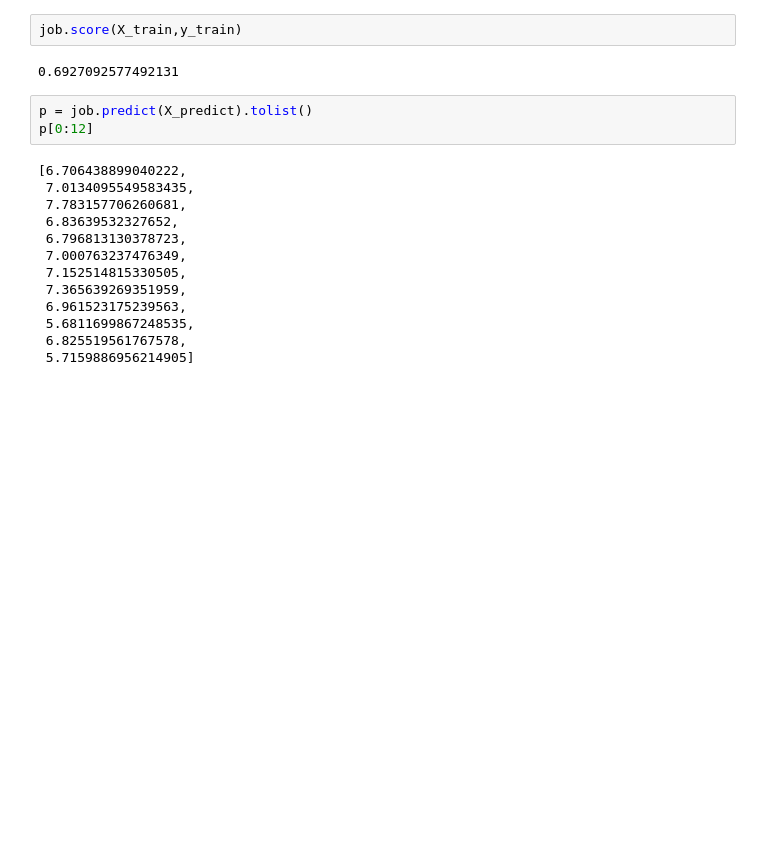
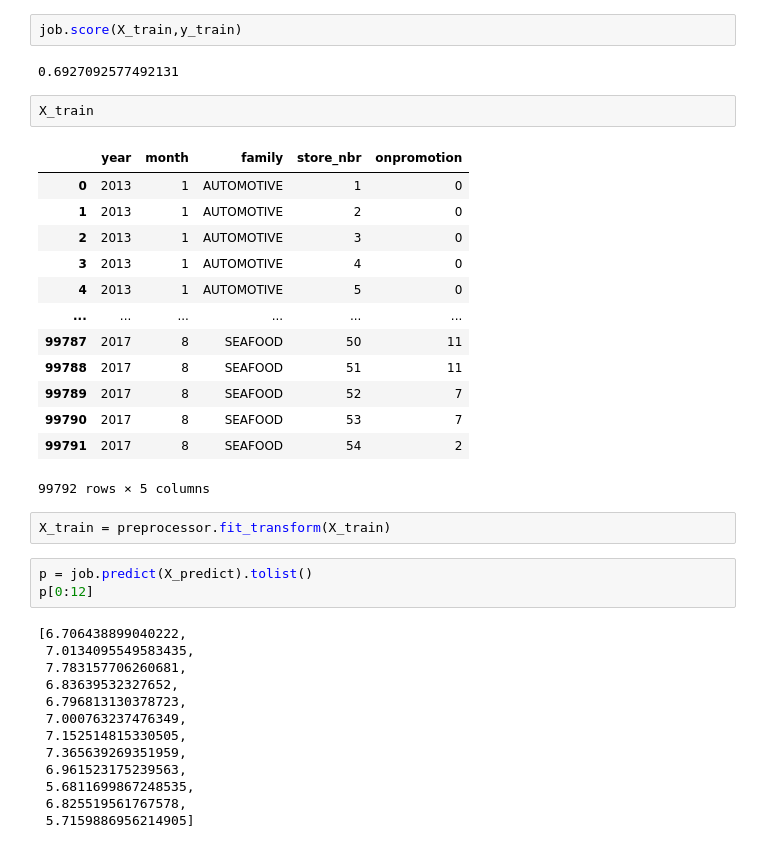
Before and after one commit to mrdaraujo/business_case_869, a Jupyter notebook: notebooks/victor_package_tests.ipynb, the cells around one changed output. Cells and saved outputs as stored; diff of their text form; blank space fills up the shorter version.

```diff
--- a/notebooks/victor_package_tests.ipynb
+++ b/notebooks/victor_package_tests.ipynb
@@ -49,6 +51,24 @@ Pipeline(steps=[('columntransformer',
 job.score(X_train,y_train)
 # %% [output]
 0.6927092577492131
+# %%
+X_train
+# %% [output]
+|  | year | month | family | store_nbr | onpromotion |
+| 0 | 2013 | 1 | AUTOMOTIVE | 1 | 0 |
+| 1 | 2013 | 1 | AUTOMOTIVE | 2 | 0 |
+| 2 | 2013 | 1 | AUTOMOTIVE | 3 | 0 |
+| 3 | 2013 | 1 | AUTOMOTIVE | 4 | 0 |
+| 4 | 2013 | 1 | AUTOMOTIVE | 5 | 0 |
+| ... | ... | ... | ... | ... | ... |
+| 99787 | 2017 | 8 | SEAFOOD | 50 | 11 |
+| 99788 | 2017 | 8 | SEAFOOD | 51 | 11 |
+| 99789 | 2017 | 8 | SEAFOOD | 52 | 7 |
+| 99790 | 2017 | 8 | SEAFOOD | 53 | 7 |
+| 99791 | 2017 | 8 | SEAFOOD | 54 | 2 |
+99792 rows × 5 columns
+# %%
+X_train = preprocessor.fit_transform(X_train)
 # %%
 p = job.predict(X_predict).tolist()
 p[0:12]
```
Also changed, not shown: parts of 3 cells of this notebook, 2 other files.
